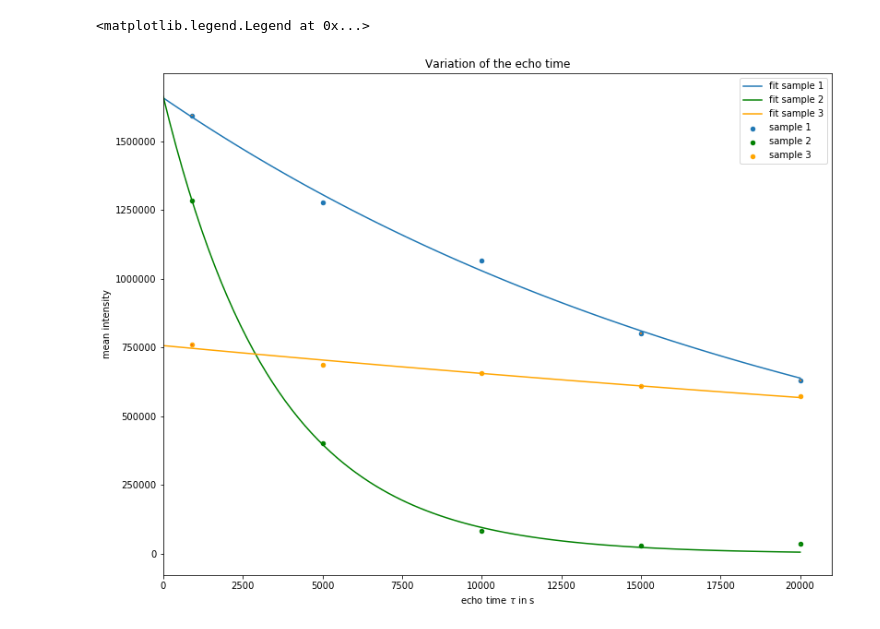
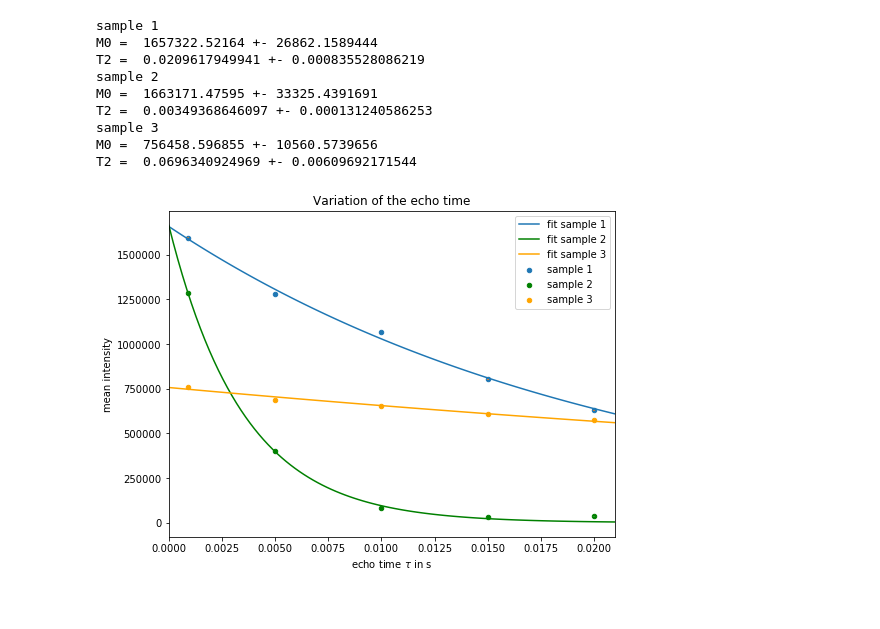
Before and after one commit to NlKLas/PyRePo, a Jupyter notebook: V57/V57_2.ipynb, the cells around one changed output. Cells and saved outputs as stored; diff of their text form; code cells hidden in the pictures.

Commit message:
Plots Tag 2

```diff
--- a/V57/V57_2.ipynb
+++ b/V57/V57_2.ipynb
@@ -29,6 +29,7 @@ int_3_fRD = [7.593e5,6.876e5,6.551e5,6.0845e5,5.732e5]
 sig_3_fRD = [0.737e3,0.114e3,1.043e3,0.909e3,0.8247e3]
 
 vRD = np.array(vRD)*1e-6
+vtau = np.array(vtau)*1e-6
 # %%
 #theoretical functions
 
@@ -84,43 +116,74 @@ ax.legend(loc="best")
 # %%
 #fitting data fixed RD
-fig,ax = plt.subplots(figsize=(13,10))
+fig,ax = plt.subplots(figsize=(8,6))
 
 #sample 1
-popt,pcov  = curve_fit(M2,vtau,int_1_fRD,p0=[10000,100])
+popt,pcov  = curve_fit(M2,vtau,int_1_fRD,p0=[100000,1e-4])
 
-t = np.linspace(0,20000,100)
+T2 = popt[1]
+T2_err = np.sqrt(np.diag(pcov))[1]
+M0 = popt[0]
+M0_err = np.sqrt(np.diag(pcov))[0]
+print("sample 1")
+print("M0 = ",M0,"+-",M0_err)
+print("T2 = ",T2,"+-",T2_err)
+
+t = np.linspace(0,0.021,100)
 ax.plot(t,M2(t,*popt),label="fit sample 1")
 ax.scatter(vtau,int_1_fRD,s=20,label="sample 1")
 ax.errorbar(vtau,int_1_fRD,yerr=sig_1_ftau,ls="")
 
 
 #sample 2
-popt,pcov  = curve_fit(M2,vtau,int_2_fRD,p0=[10000,100])
+popt,pcov  = curve_fit(M2,vtau,int_2_fRD,p0=[100000,1e-4])
 
-t = np.linspace(0,20000,100)
+T2 = popt[1]
+T2_err = np.sqrt(np.diag(pcov))[1]
+M0 = popt[0]
+M0_err = np.sqrt(np.diag(pcov))[0]
+print("sample 2")
+print("M0 = ",M0,"+-",M0_err)
+print("T2 = ",T2,"+-",T2_err)
+
+t = np.linspace(0,0.021,100)
 ax.plot(t,M2(t,*popt),label="fit sample 2",c="g")
 ax.scatter(vtau,int_2_fRD,s=20,label="sample 2",c="g")
 ax.errorbar(vtau,int_2_fRD,yerr=sig_2_fRD,ls="")
 
 
 
 #sample 3
-popt,pcov  = curve_fit(M2,vtau,int_3_fRD,p0=[10000,100])
+popt,pcov  = curve_fit(M2,vtau,int_3_fRD,p0=[100000,1e-4])
 
-t = np.linspace(0,20000,100)
+T2 = popt[1]
+T2_err = np.sqrt(np.diag(pcov))[1]
+M0 = popt[0]
+M0_err = np.sqrt(np.diag(pcov))[0]
+print("sample 3")
+print("M0 = ",M0,"+-",M0_err)
+print("T2 = ",T2,"+-",T2_err)
+
+t = np.linspace(0,0.021,100)
 ax.plot(t,M2(t,*popt),label="fit sample 3",c="orange")
 ax.scatter(vtau,int_3_fRD,s=20,label="sample 3",c="orange")
 ax.errorbar(vtau,int_3_fRD,yerr=sig_3_fRD,ls="")
 
 
-ax.set_xlim([0,21000])
+ax.set_xlim([0,0.021])
 ax.set_xlabel(r"echo time $ \tau $ in s")
 ax.set_ylabel("mean intensity")
 ax.set_title("Variation of the echo time")
 
-
-
 ax.legend(loc="best")
+fig.savefig("echo_time.pdf")
 # %% [output]
-<matplotlib.legend.Legend at 0x...>
+sample 1
+M0 =  1657322.52164 +- 26862.1589444
+T2 =  0.0209617949941 +- 0.000835528086219
+sample 2
+M0 =  1663171.47595 +- 33325.4391691
+T2 =  0.00349368646097 +- 0.000131240586253
+sample 3
+M0 =  756458.596855 +- 10560.5739656
+T2 =  0.0696340924969 +- 0.00609692171544
-[figure, old version]
+[figure, new version]
```
Also changed, not shown: parts of 1 cell of this notebook, 2 other files.
